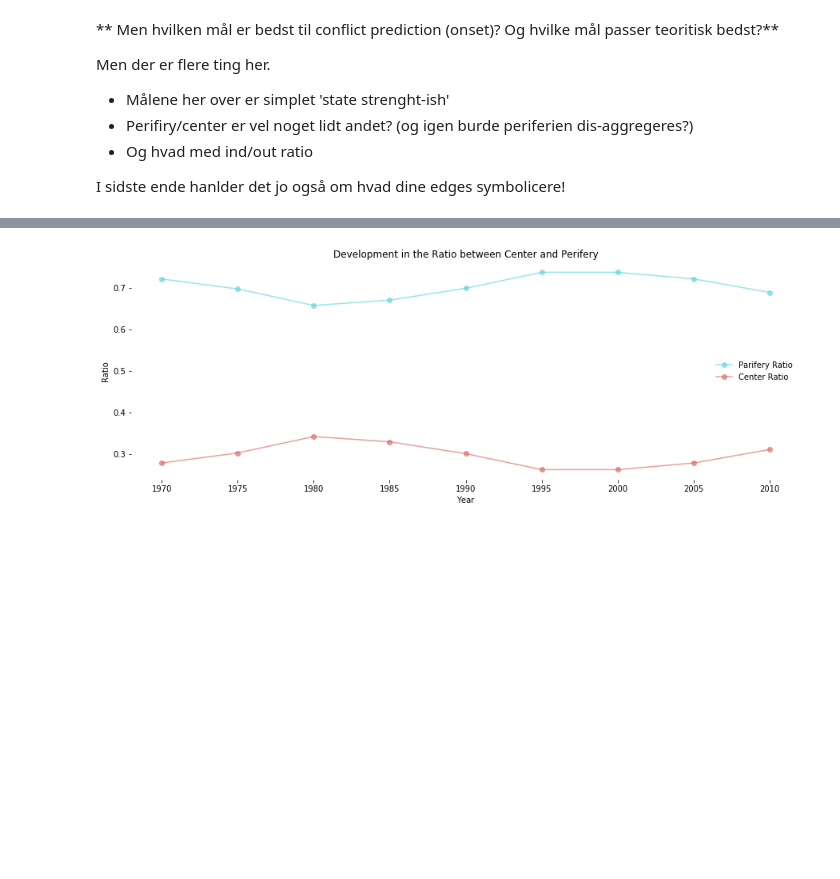
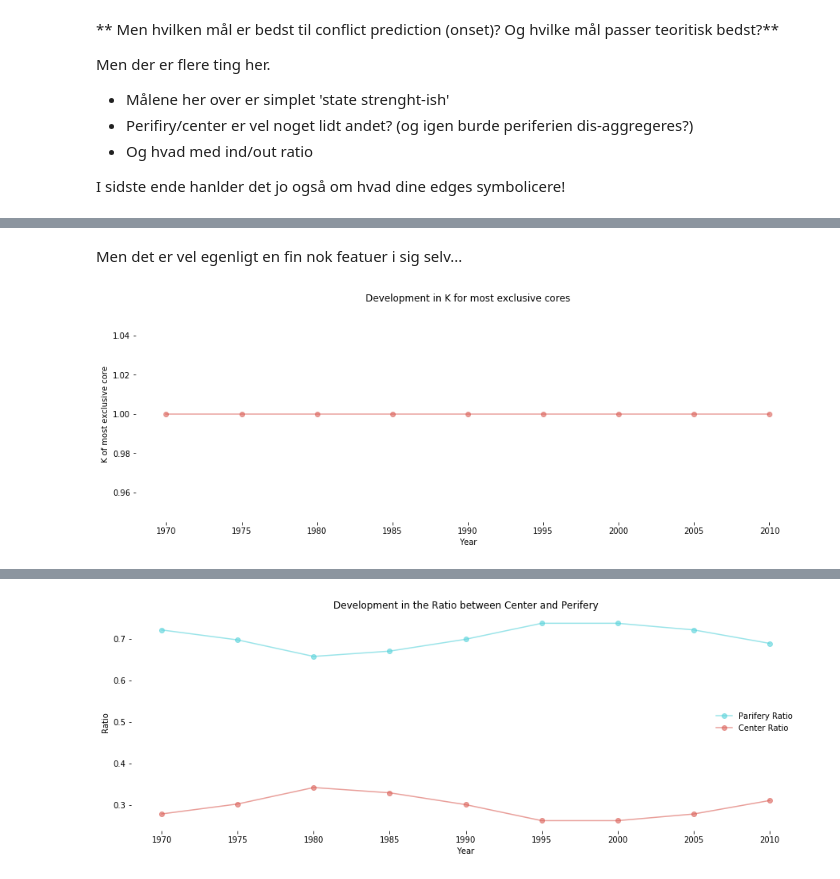
Before and after one commit to Polichinel/SNA, a Jupyter notebook: main_py.ipynb, the cells around one changed output, grey strips where cells are left out. Saved outputs shown, nothing was run; the diff lists cells and outputs as text; code cells hidden in the pictures; blank space fills up the shorter version.

```diff
--- a/main_py.ipynb
+++ b/main_py.ipynb
@@ -423,0 +502,2 @@ get_k_cores()
+# %% [markdown]
+Men det er vel egenligt en fin nok featuer i sig selv...
@@ -423,0 +515,4 @@ get_k_cores()
+# %%
+get_k_size(metric= 'Kcores_all_norm')
+# %% [output]
+[figure, added]
```
Also changed, not shown: parts of 20 cells of this notebook.
